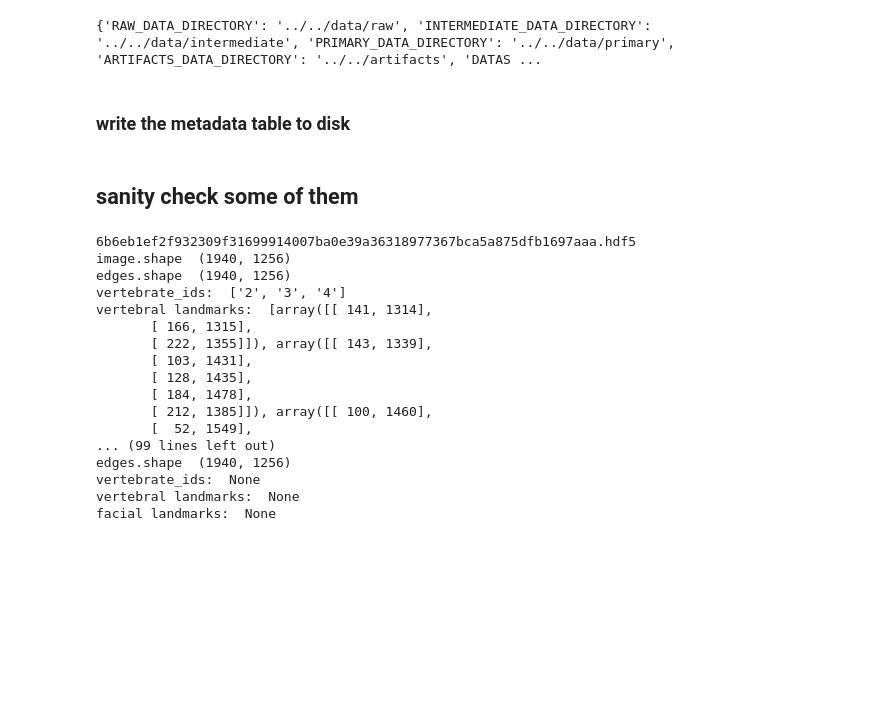
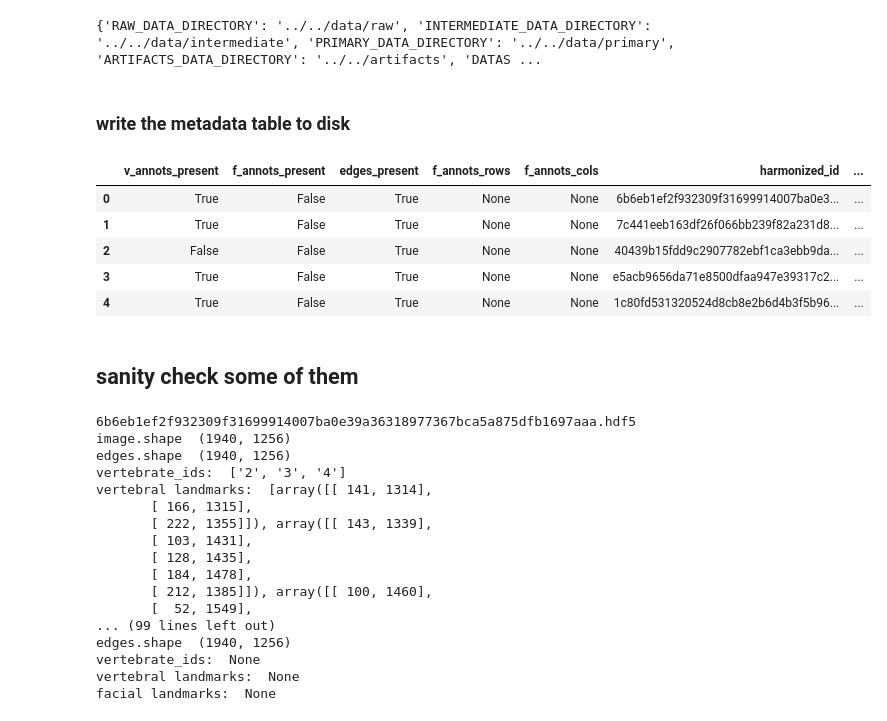
Before and after one commit to saeedmehrang/cvmt, a Jupyter notebook: notebooks/prep_intermediate/data_format_correction_dataset_2.ipynb, the cells around one changed output. Cells and saved outputs as stored; diff of their text form; code cells hidden in the pictures; blank space fills up the shorter version.

```diff
--- a/notebooks/prep_intermediate/data_format_correction_dataset_2.ipynb
+++ b/notebooks/prep_intermediate/data_format_correction_dataset_2.ipynb
@@ -76,26 +79,33 @@ for i in range(len(params['DATASET_2_INTERM_IMG_DIR_NAME'])):
 
     # Traverse the images and harmonize them one by one
     for image_filename in image_filenames:
-        harmonized_id, v_landmarks_present, f_landmarks_present, edges_present = harmonize_hdf5(
+        record_metadata = harmonize_hdf5(
             image_filename=image_filename,
             image_dir=image_dir,
             v_annot_dir=v_landmarks_dir,
             f_annot_dir=f_landmarks_dir,
             sigma=sigma,
         )
-        metadata.append(
+        record_metadata.update(
             {
                 'source_image_filename': image_filename,
-                'harmonized_id': harmonized_id,
                 'dataset': DATASET,
                 'dev_set': dev_set,
-                'v_annots_present': v_landmarks_present,
-                'f_annots_present': f_landmarks_present,
-                'edges_present': edges_present,
             }
         )
-
-metadata = pd.DataFrame(metadata)
+        metadata.append(record_metadata)
+# %%
+
+metadata_df = pd.DataFrame(metadata)
 # %% [markdown]
 ### write the metadata table to disk
+# %%
+metadata_df.head()
+# %% [output]
+|  | v_annots_present | f_annots_present | edges_present | f_annots_rows | f_annots_cols | harmonized_id | ... |
+| 0 | True | False | True | None | None | 6b6eb1ef2f932309f31699914007ba0e3... | ... |
+| 1 | True | False | True | None | None | 7c441eeb163df26f066bb239f82a231d8... | ... |
+| 2 | False | False | True | None | None | 40439b15fdd9c2907782ebf1ca3ebb9da... | ... |
+| 3 | True | False | True | None | None | e5acb9656da71e8500dfaa947e39317c2... | ... |
+| 4 | True | False | True | None | None | 1c80fd531320524d8cb8e2b6d4b3f5b96... | ... |
 # %%
```
Also changed, not shown: parts of 7 cells of this notebook, 4 other files.
